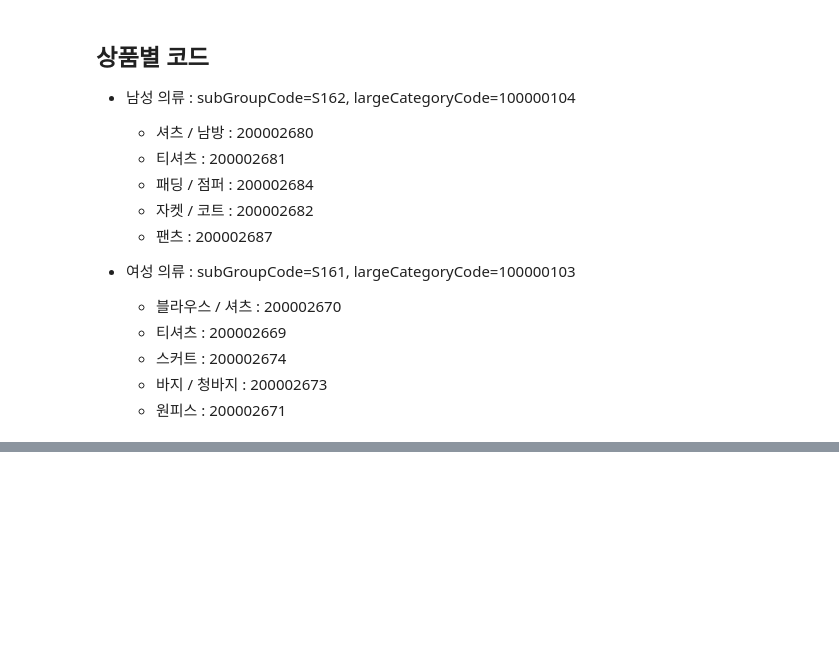
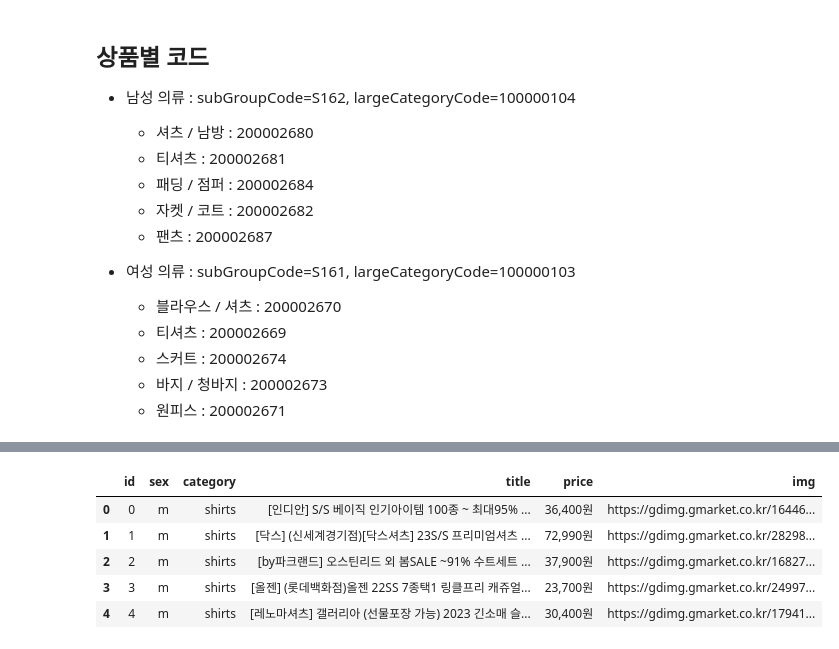
Before and after one commit to testerhyuk/Vanilla, a Jupyter notebook: Crawler/Gmarket_crawler.ipynb, the cells around one changed output, grey strips where cells are left out. Cells and saved outputs as stored; diff of their text form; code cells hidden in the pictures; blank space fills up the shorter version.

```diff
--- a/Crawler/Gmarket_crawler.ipynb
+++ b/Crawler/Gmarket_crawler.ipynb
@@ -31,19 +32,6 @@ woman_largeCategoryCode = 100000103
 man_product_code = {'shirts': 200002680, 'tshirts' : 200002681, 'jumper' : 200002684, 'jacket' : 200002682, 'pants' : 200002687}
 woman_product_code = {'shirts': 200002670, 'tshirts' : 200002669, 'skirts' : 200002674, 'pants' : 200002673, 'onepiece' : 200002671}
 
-product = {
-    'm' : {
-        'shirts': [],
-        'tshirts' : [],
-        'jumper' : [],
-        'jacket' : [],
-        'pants' : []
-    },
-    'w' : {
-        'shirts': [],
-        'tshirts' : [],
-        'skirts' : [],
-        'pants' : [],
-        'onepiece' : []
-    }
-}
+cnt = 0
+
+datas = []
@@ -102,0 +84,11 @@ db_json
+# %%
+df = pd.DataFrame(datas)
+# %%
+df.head()
+# %% [output]
+|  | id | sex | category | title | price | img |
+| 0 | 0 | m | shirts | [인디안] S/S 베이직 인기아이템 100종 ~ 최대95% ... | 36,400원 | https://gdimg.gmarket.co.kr/16446... |
+| 1 | 1 | m | shirts | [닥스] (신세계경기점)[닥스셔츠] 23S/S 프리미엄셔츠 ... | 72,990원 | https://gdimg.gmarket.co.kr/28298... |
+| 2 | 2 | m | shirts | [by파크랜드] 오스틴리드 외 봄SALE ~91% 수트세트 ... | 37,900원 | https://gdimg.gmarket.co.kr/16827... |
+| 3 | 3 | m | shirts | [올젠] (롯데백화점)올젠 22SS 7종택1 링클프리 캐쥬얼... | 23,700원 | https://gdimg.gmarket.co.kr/24997... |
+| 4 | 4 | m | shirts | [레노마셔츠] 갤러리아 (선물포장 가능) 2023 긴소매 슬... | 30,400원 | https://gdimg.gmarket.co.kr/17941... |
```
Also changed, not shown: parts of 23 cells of this notebook, 46 other files.
